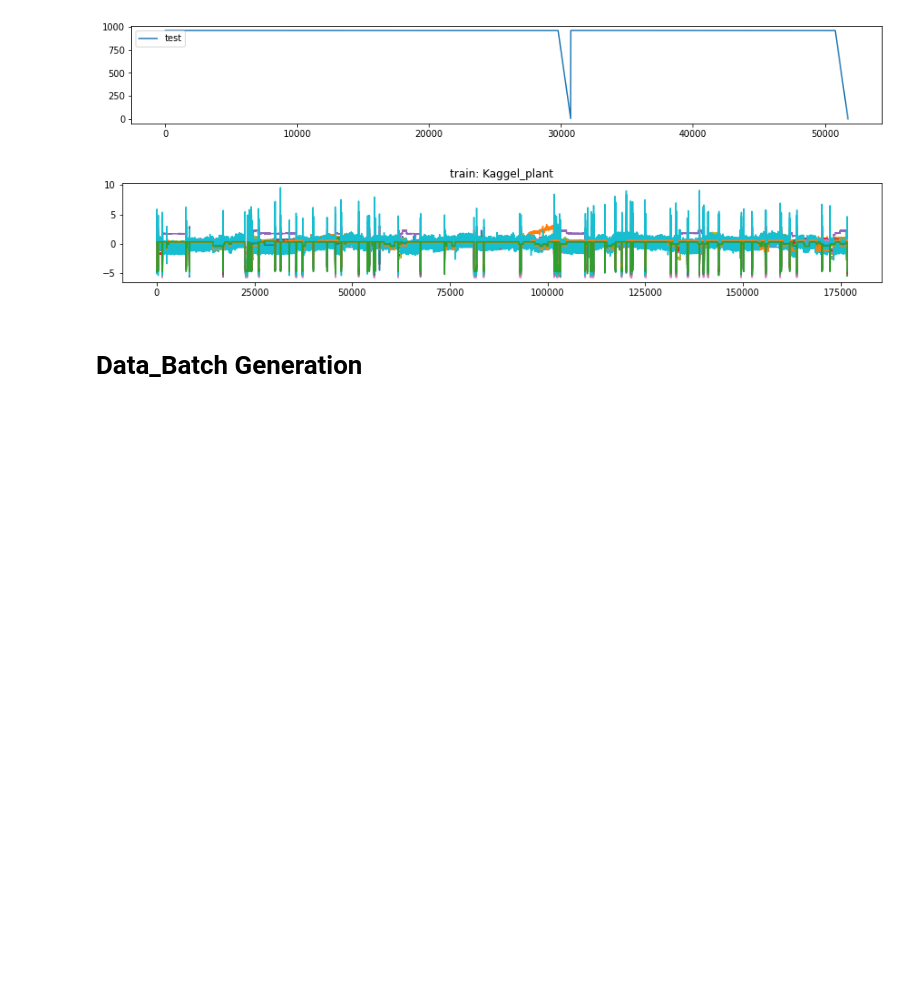
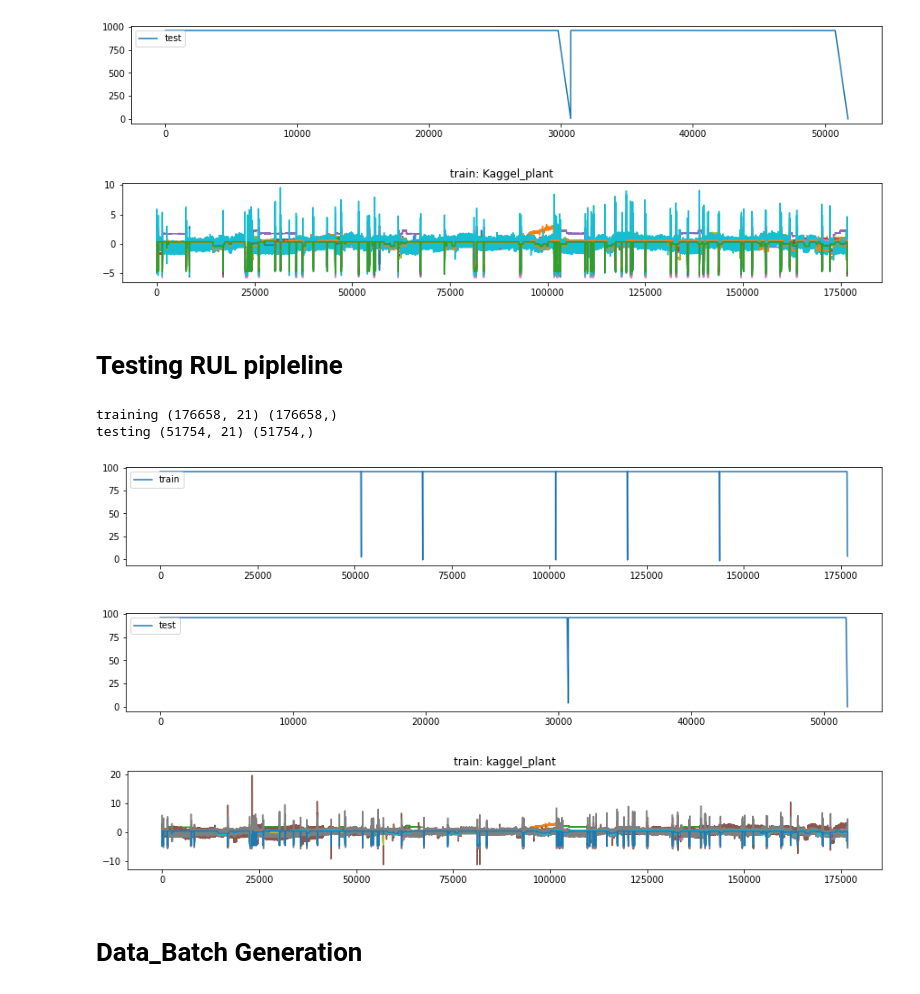
Before and after one commit to JoeZYX/AutoRUL, a Jupyter notebook: kaggel_plant.ipynb, the cells around one changed output. Drawn from its saved outputs; the diff is of its cells as text; code cells hidden in the pictures; blank space fills up the shorter version.

Commit message:
RUL class to preprocess data and give a plot

```diff
--- a/kaggel_plant.ipynb
+++ b/kaggel_plant.ipynb
@@ -285,3 +300,5 @@ Text(0.5, 1.0, 'train: Kaggel_plant')
 [figure]
 [figure]
 [figure]
+# %% [markdown]
+# Testing RUL pipleline
@@ -288,3 +307,16 @@ Text(0.5, 1.0, 'train: Kaggel_plant')
+# %%
+test  = RemainingUsefulLife(x_train_data,x_test_data,test_RUL_per_rtf_id, max_life=2*8*6)
+# %%
+test.compute_piecewise_linear_rul()
+test.feature_extension()
+test.standort_normalization()
+test.plot_rul()
+# %% [output]
+training (176658, 21) (176658,)
+testing (51754, 21) (51754,)
+[figure, added]
+[figure, added]
+[figure, added]
 # %% [markdown]
 # Data_Batch Generation
 # %%
```
Also changed, not shown: parts of 7 cells of this notebook, 2 other files.
